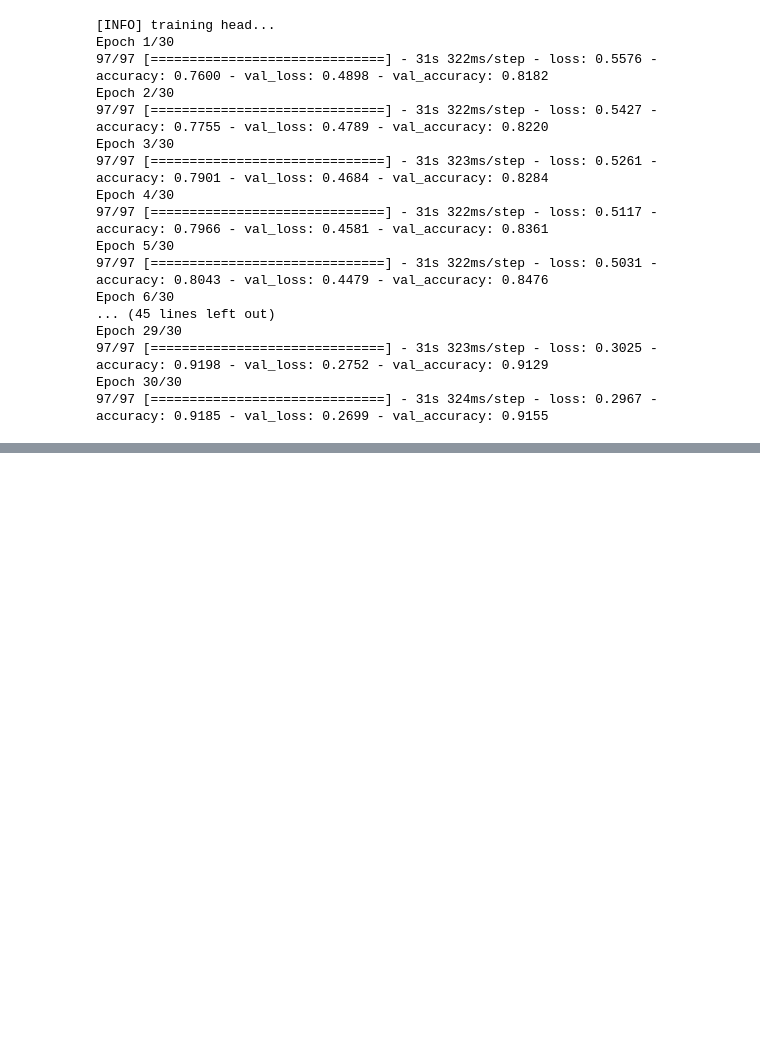
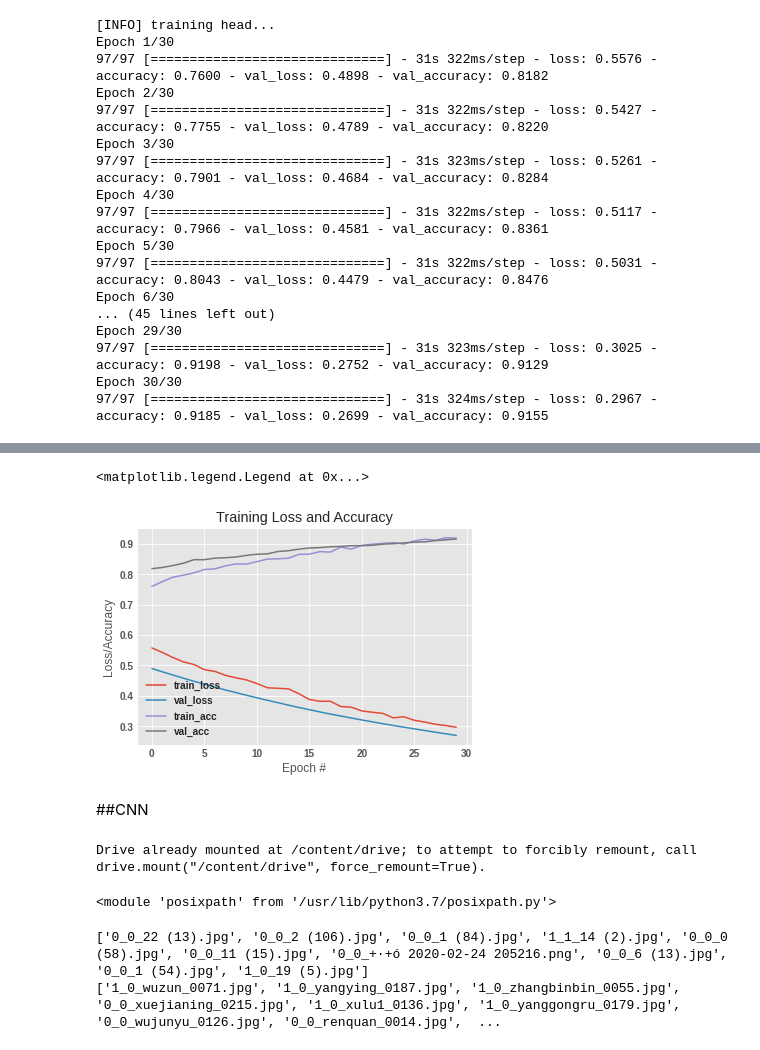
Before and after one commit to harsh-ux/PRML-Mask-Detection, a Jupyter notebook: mask.ipynb, the cells around one changed output, grey strips where cells are left out. Cells and saved outputs as stored; diff of their text form; code cells hidden in the pictures; blank space fills up the shorter version.

```diff
--- a/mask.ipynb
+++ b/mask.ipynb
@@ -428,0 +436,22 @@ Epoch 30/30
+# %%
+N = EPOCHS
+plt.style.use("ggplot")
+plt.figure()
+plt.plot(np.arange(0, N), H.history["loss"], label="train_loss")
+plt.plot(np.arange(0, N), H.history["val_loss"], label="val_loss")
+plt.plot(np.arange(0, N), H.history["accuracy"], label="train_acc")
+plt.plot(np.arange(0, N), H.history["val_accuracy"], label="val_acc")
+plt.title("Training Loss and Accuracy")
+plt.xlabel("Epoch #")
+plt.ylabel("Loss/Accuracy")
+plt.legend(loc="lower left")
+# %% [output]
+<matplotlib.legend.Legend at 0x...>
+[figure, added]
+# %% [markdown]
+##CNN
+# %%
+from google.colab import drive
+drive.mount('/content/drive')
+# %% [output]
+Drive already mounted at /content/drive; to attempt to forcibly remount, call drive.mount("/content/drive", force_remount=True).
@@ -428,0 +460,16 @@ Epoch 30/30
+# %%
+import os
+print(os.path)
+
+mask_dir = os.path.join(path, 'maskedfinal/')
+nomask_dir = os.path.join(path, 'nonmaskedfinal/')
+# %% [output]
+<module 'posixpath' from '/usr/lib/python3.7/posixpath.py'>
+# %%
+mask_img = os.listdir(mask_dir)
+print(mask_img[:10])
+nomask_img = os.listdir(nomask_dir)
+print(nomask_img[:10])
+# %% [output]
+['0_0_22 (13).jpg', '0_0_2 (106).jpg', '0_0_1 (84).jpg', '1_1_14 (2).jpg', '0_0_0 (58).jpg', '0_0_11 (15).jpg', '0_0_+·+ó 2020-02-24 205216.png', '0_0_6 (13).jpg', '0_0_1 (54).jpg', '1_0_19 (5).jpg']
+['1_0_wuzun_0071.jpg', '1_0_yangying_0187.jpg', '1_0_zhangbinbin_0055.jpg', '0_0_xuejianing_0215.jpg', '1_0_xulu1_0136.jpg', '1_0_yanggongru_0179.jpg', '0_0_wujunyu_0126.jpg', '0_0_renquan_0014.jpg',  ...
```
Also changed, not shown: parts of 37 cells of this notebook.
